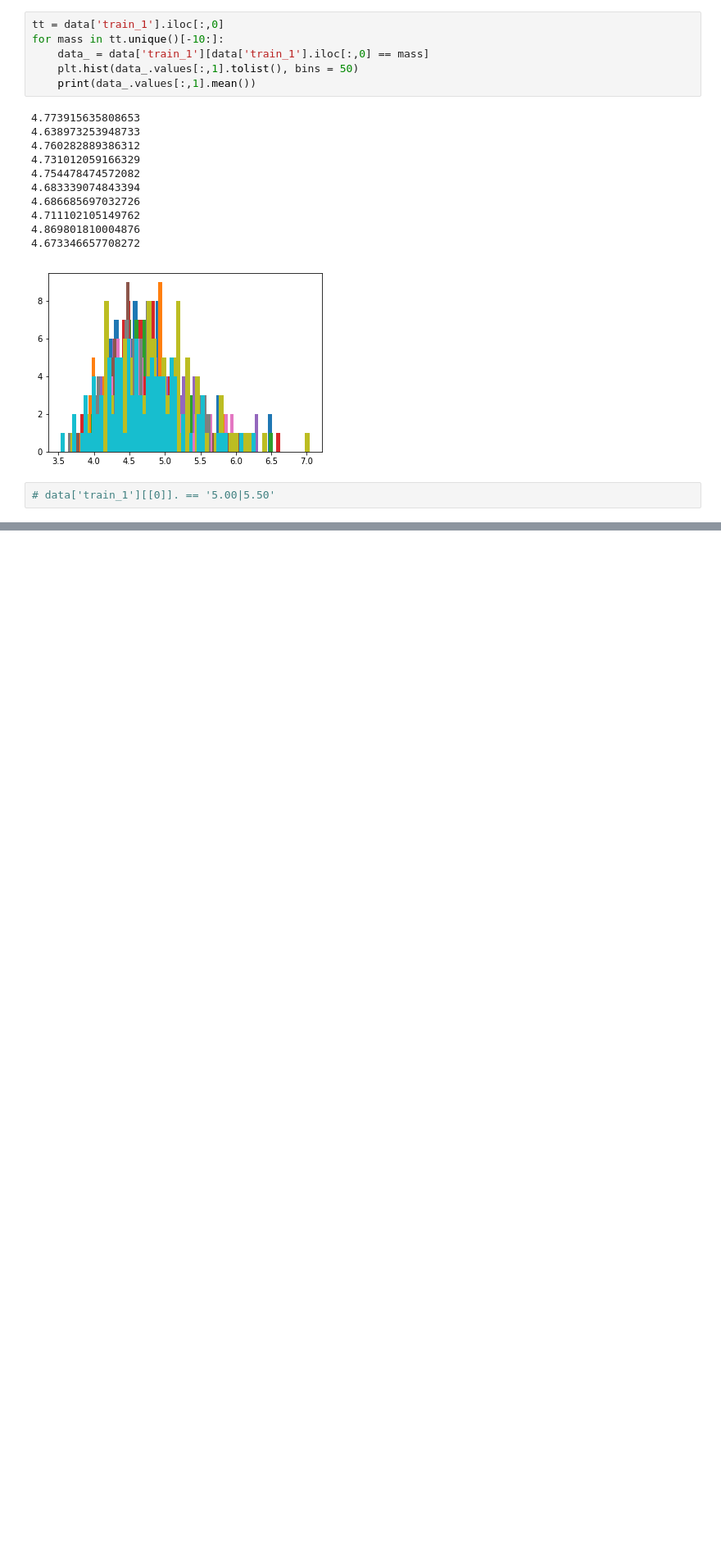
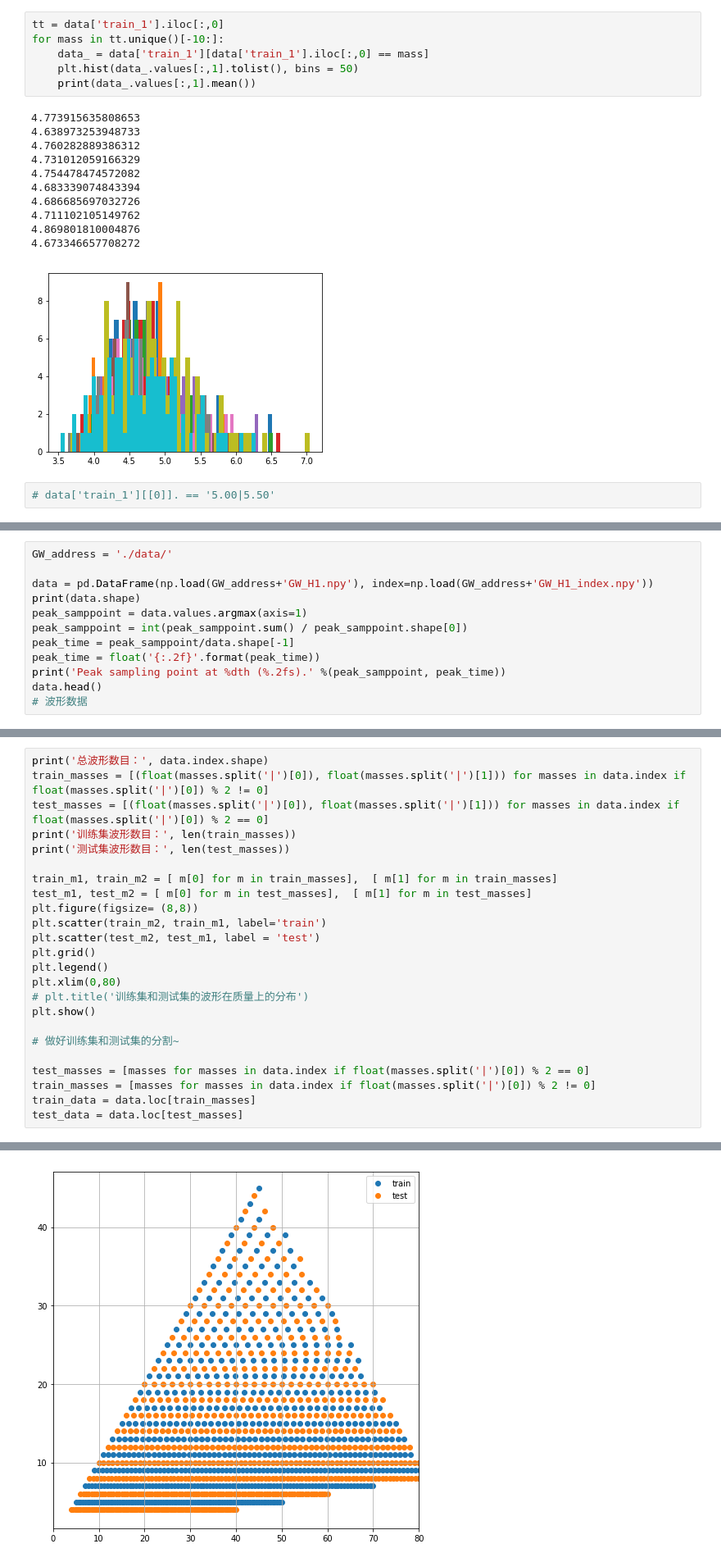
Before and after one commit to iphysresearch/Python4GW, a Jupyter notebook: SNR_mf_vs_SNR_amp.ipynb, the cells around one changed output, grey strips where cells are left out. Shown at 82% size. Saved outputs shown, nothing was run; the diff lists cells and outputs as text; blank space fills up the shorter version.

```diff
--- a/SNR_mf_vs_SNR_amp.ipynb
+++ b/SNR_mf_vs_SNR_amp.ipynb
@@ -65,0 +95,12 @@ for mass in tt.unique()[-10:]:
+# %%
+GW_address = './data/'
+
+data = pd.DataFrame(np.load(GW_address+'GW_H1.npy'), index=np.load(GW_address+'GW_H1_index.npy'))
+print(data.shape)
+peak_samppoint = data.values.argmax(axis=1)
+peak_samppoint = int(peak_samppoint.sum() / peak_samppoint.shape[0])
+peak_time = peak_samppoint/data.shape[-1]
+peak_time = float('{:.2f}'.format(peak_time))
+print('Peak sampling point at %dth (%.2fs).' %(peak_samppoint, peak_time))
+data.head()
+# 波形数据
@@ -65,0 +117,25 @@ for mass in tt.unique()[-10:]:
+# %%
+print('总波形数目：', data.index.shape)
+train_masses = [(float(masses.split('|')[0]), float(masses.split('|')[1])) for masses in data.index if float(masses.split('|')[0]) % 2 != 0]
+test_masses = [(float(masses.split('|')[0]), float(masses.split('|')[1])) for masses in data.index if float(masses.split('|')[0]) % 2 == 0]
+print('训练集波形数目：', len(train_masses))
+print('测试集波形数目：', len(test_masses))
+
+train_m1, train_m2 = [ m[0] for m in train_masses],  [ m[1] for m in train_masses]
+test_m1, test_m2 = [ m[0] for m in test_masses],  [ m[1] for m in test_masses]
+plt.figure(figsize= (8,8))
+plt.scatter(train_m2, train_m1, label='train')
+plt.scatter(test_m2, test_m1, label = 'test')
+plt.grid()
+plt.legend()
+plt.xlim(0,80)
+# plt.title('训练集和测试集的波形在质量上的分布')
+plt.show()
+
+# 做好训练集和测试集的分割~
+
+test_masses = [masses for masses in data.index if float(masses.split('|')[0]) % 2 == 0]
+train_masses = [masses for masses in data.index if float(masses.split('|')[0]) % 2 != 0]
+train_data = data.loc[train_masses]
+test_data = data.loc[test_masses]
+# %% [output]
@@ -65,0 +145 @@ for mass in tt.unique()[-10:]:
+[figure, added]
```
Also changed, not shown: parts of 16 cells of this notebook, 6 other files.
